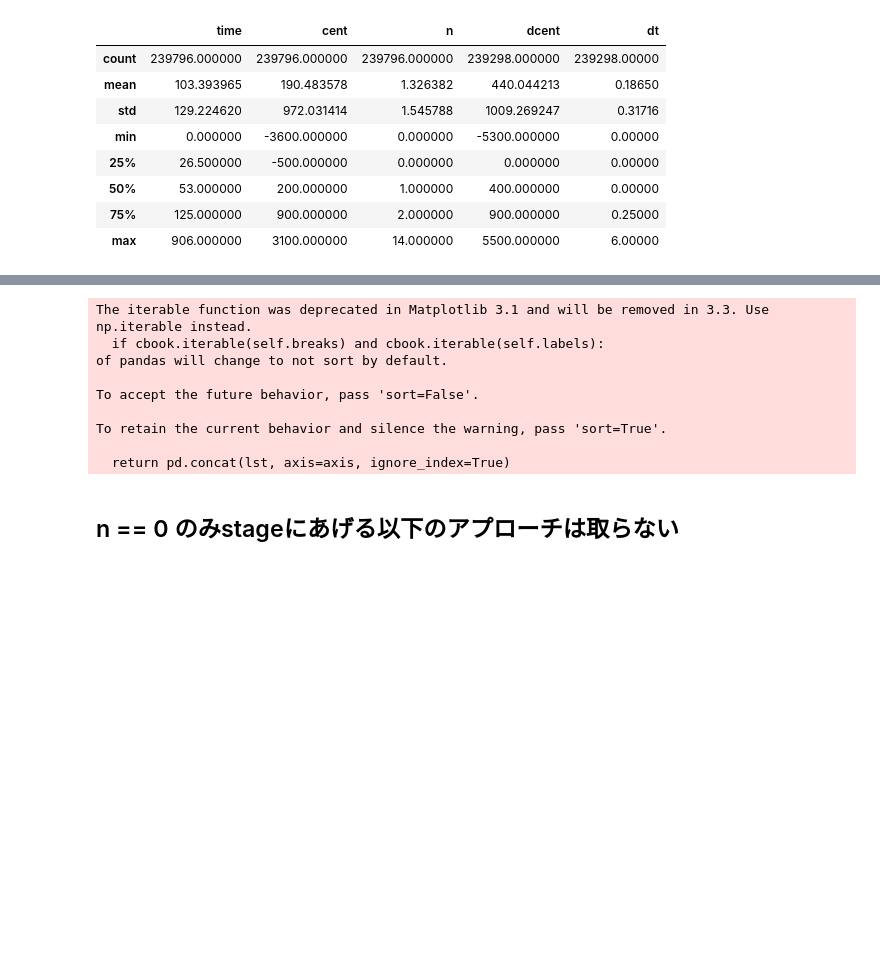
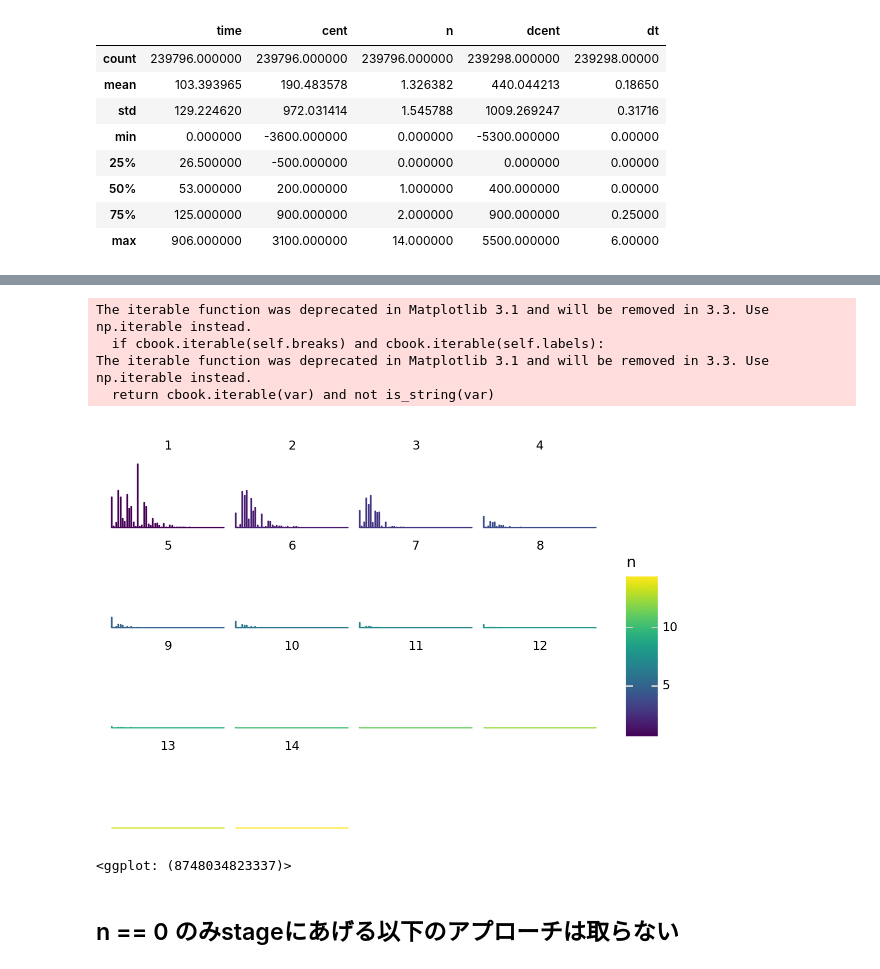
Before and after one commit to unagiinu2k/deepjazz_in_a_file, a Jupyter notebook: rnn_bach_chords_as_sequence.ipynb, the cells around one changed output, grey strips where cells are left out. Saved outputs shown, nothing was run; the diff lists cells and outputs as text; code cells hidden in the pictures; blank space fills up the shorter version.

```diff
--- a/rnn_bach_chords_as_sequence.ipynb
+++ b/rnn_bach_chords_as_sequence.ipynb
@@ -124,16 +124,13 @@ The iterable function was deprecated in Matplotlib 3.1 and will be removed in 3.
 # %%
 
-ggplot(df_scores , aes(color = 'dt' , x = 'dcent')) + geom_histogram() + facet_grid('n~dt')
+ggplot(df_scores.query('dt == 0') , aes(color = 'n' , x = 'dcent')) + geom_histogram() + facet_wrap('~n') + theme_void()
 # %% [output]
 The iterable function was deprecated in Matplotlib 3.1 and will be removed in 3.3. Use np.iterable instead.
   if cbook.iterable(self.breaks) and cbook.iterable(self.labels):
-of pandas will change to not sort by default.
-
-To accept the future behavior, pass 'sort=False'.
-
-To retain the current behavior and silence the warning, pass 'sort=True'.
-
-  return pd.concat(lst, axis=axis, ignore_index=True)
+The iterable function was deprecated in Matplotlib 3.1 and will be removed in 3.3. Use np.iterable instead.
+  return cbook.iterable(var) and not is_string(var)
+[figure, added]
+<ggplot: (8748034823337)>
 # %% [markdown]
 ## n == 0 のみstageにあげる以下のアプローチは取らない
 # %%
```
Also changed, not shown: parts of 20 cells of this notebook, 2 other files.
